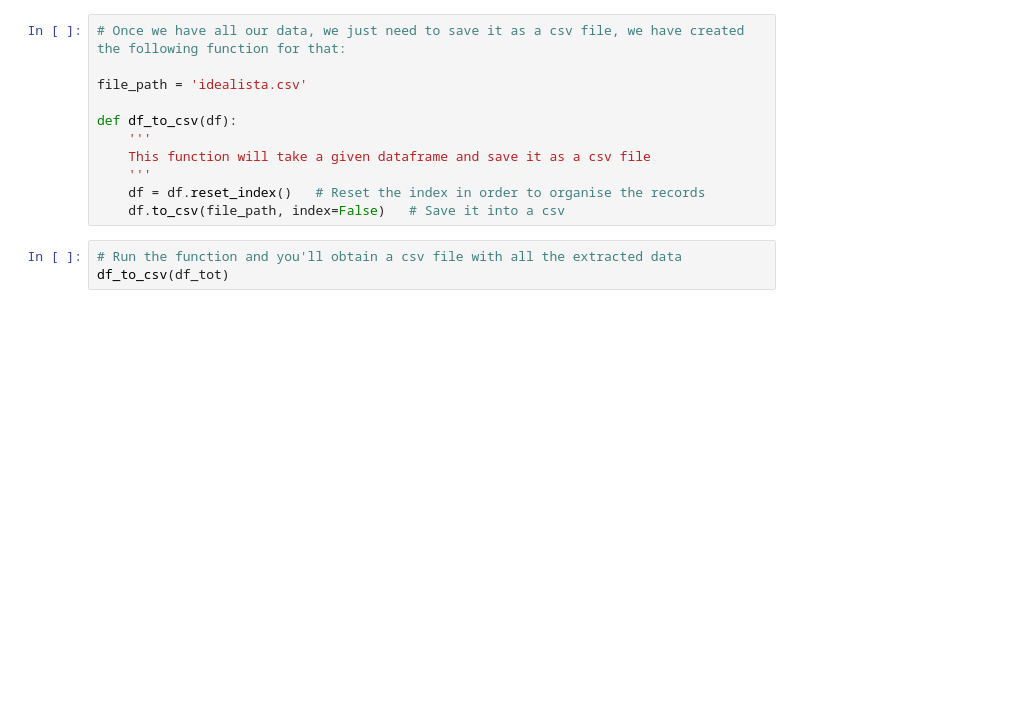
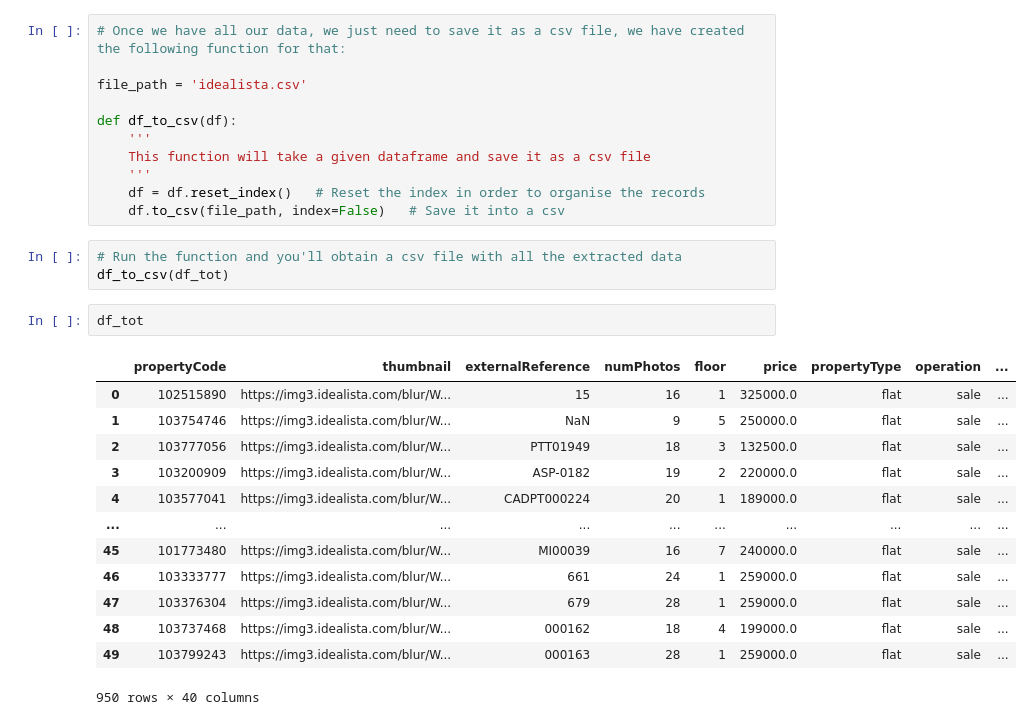
Before and after one commit to Tiranex/Applied-Neural-Networks, a Jupyter notebook: Idealista/api_func.ipynb, the cells around one changed output. Saved outputs shown, nothing was run; the diff lists cells and outputs as text; blank space fills up the shorter version.

```diff
--- a/Idealista/api_func.ipynb
+++ b/Idealista/api_func.ipynb
@@ -182,3 +225,19 @@ def df_to_csv(df):
 # %%
 # Run the function and you'll obtain a csv file with all the extracted data
 df_to_csv(df_tot)
+# %%
+df_tot
+# %% [output]
+|  | propertyCode | thumbnail | externalReference | numPhotos | floor | price | propertyType | operation | ... |
+| 0 | 102515890 | https://img3.idealista.com/blur/W... | 15 | 16 | 1 | 325000.0 | flat | sale | ... |
+| 1 | 103754746 | https://img3.idealista.com/blur/W... | NaN | 9 | 5 | 250000.0 | flat | sale | ... |
+| 2 | 103777056 | https://img3.idealista.com/blur/W... | PTT01949 | 18 | 3 | 132500.0 | flat | sale | ... |
+| 3 | 103200909 | https://img3.idealista.com/blur/W... | ASP-0182 | 19 | 2 | 220000.0 | flat | sale | ... |
+| 4 | 103577041 | https://img3.idealista.com/blur/W... | CADPT000224 | 20 | 1 | 189000.0 | flat | sale | ... |
+| ... | ... | ... | ... | ... | ... | ... | ... | ... | ... |
+| 45 | 101773480 | https://img3.idealista.com/blur/W... | MI00039 | 16 | 7 | 240000.0 | flat | sale | ... |
+| 46 | 103333777 | https://img3.idealista.com/blur/W... | 661 | 24 | 1 | 259000.0 | flat | sale | ... |
+| 47 | 103376304 | https://img3.idealista.com/blur/W... | 679 | 28 | 1 | 259000.0 | flat | sale | ... |
+| 48 | 103737468 | https://img3.idealista.com/blur/W... | 000162 | 18 | 4 | 199000.0 | flat | sale | ... |
+| 49 | 103799243 | https://img3.idealista.com/blur/W... | 000163 | 28 | 1 | 259000.0 | flat | sale | ... |
+950 rows × 40 columns
```
Also changed, not shown: parts of 9 cells of this notebook, 1 other file.
